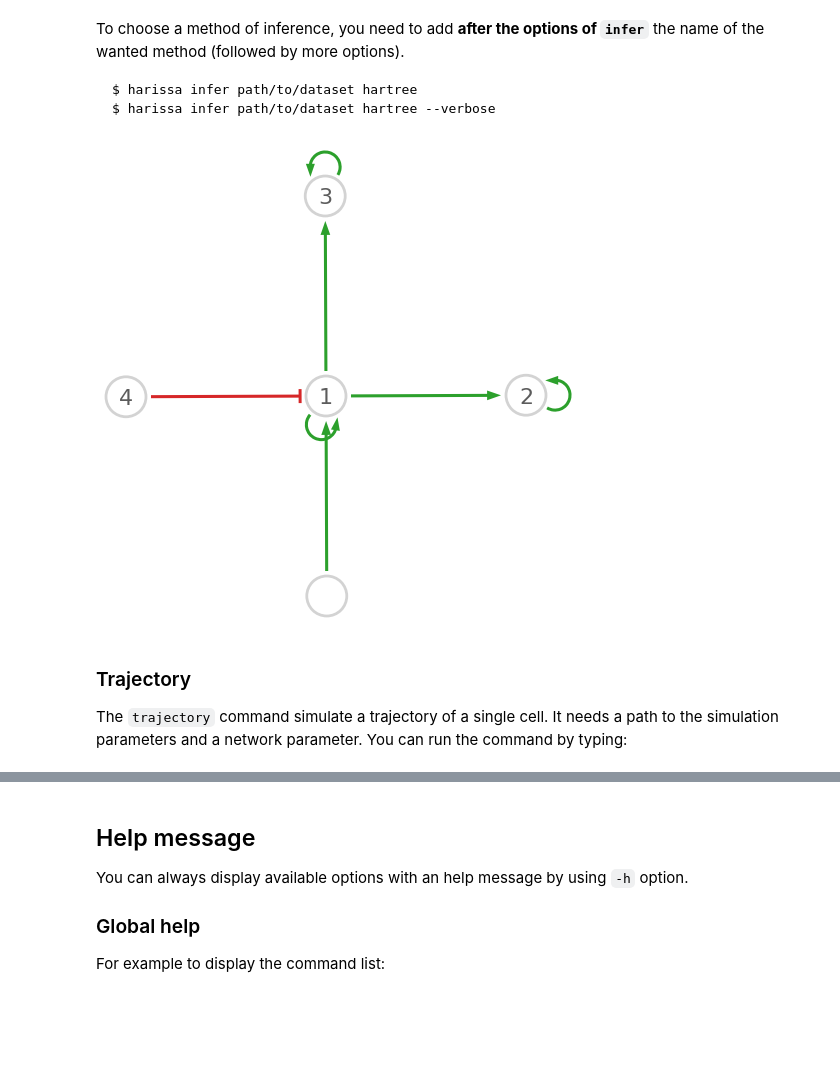
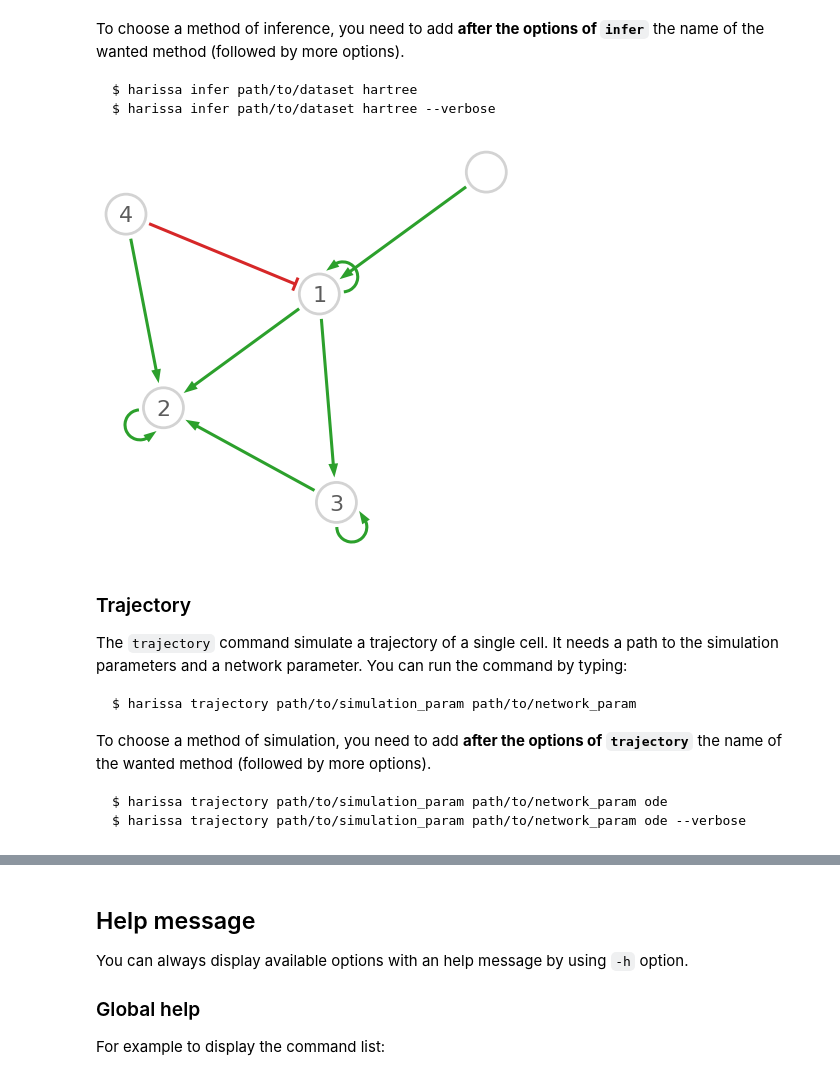
Before and after one commit to harissa-framework/harissa, a Jupyter notebook: docs/source/cli/cli.ipynb, the cells around one changed output, grey strips where cells are left out. Cells and saved outputs as stored; diff of their text form; code cells hidden in the pictures; blank space fills up the shorter version.

````diff
--- a/docs/source/cli/cli.ipynb
+++ b/docs/source/cli/cli.ipynb
@@ -84,16 +87,28 @@ $ harissa infer path/to/dataset hartree --verbose
 # %%
 import numpy as np
 from harissa.plot import build_pos, plot_network
 
 cutoff = 1.0
-inter = np.load('data_old_inference_result.npz')['interaction']
+inter = np.load('data_inference_result.npz')['interaction']
 inter = (np.abs(inter) > cutoff) * inter
 plot_network(inter, build_pos(inter), scale=2)
 # %% [output]
-[figure, old version]
+[figure, new version]
 # %% [markdown]
 ### Trajectory
 
 The `trajectory` command simulate a trajectory of a single cell.
 It needs a path to the simulation parameters and a network parameter.
 You can run the command by typing:
+
+```console
+$ harissa trajectory path/to/simulation_param path/to/network_param
+```
+
+To choose a method of simulation, you need to add **after the options of `trajectory`**
+the name of the wanted method (followed by more options).
+
+```console
+$ harissa trajectory path/to/simulation_param path/to/network_param ode
+$ harissa trajectory path/to/simulation_param path/to/network_param ode --verbose
+```
````
Also changed, not shown: parts of 31 cells of this notebook, 7 other files.
